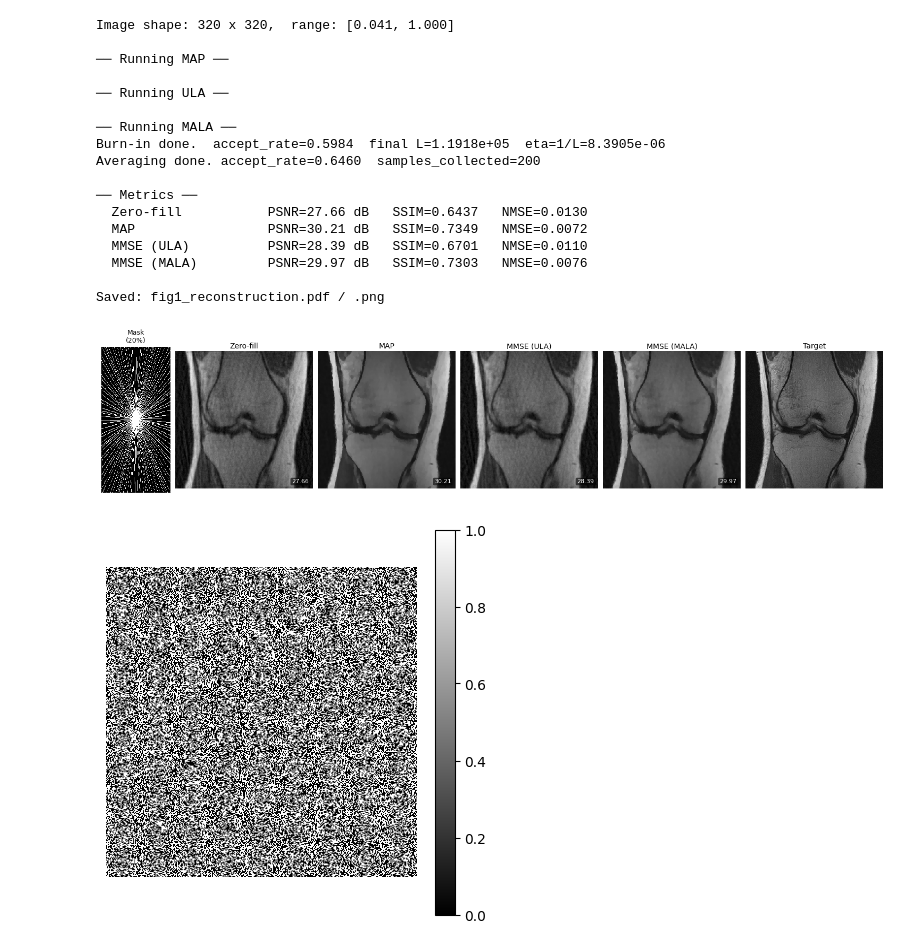
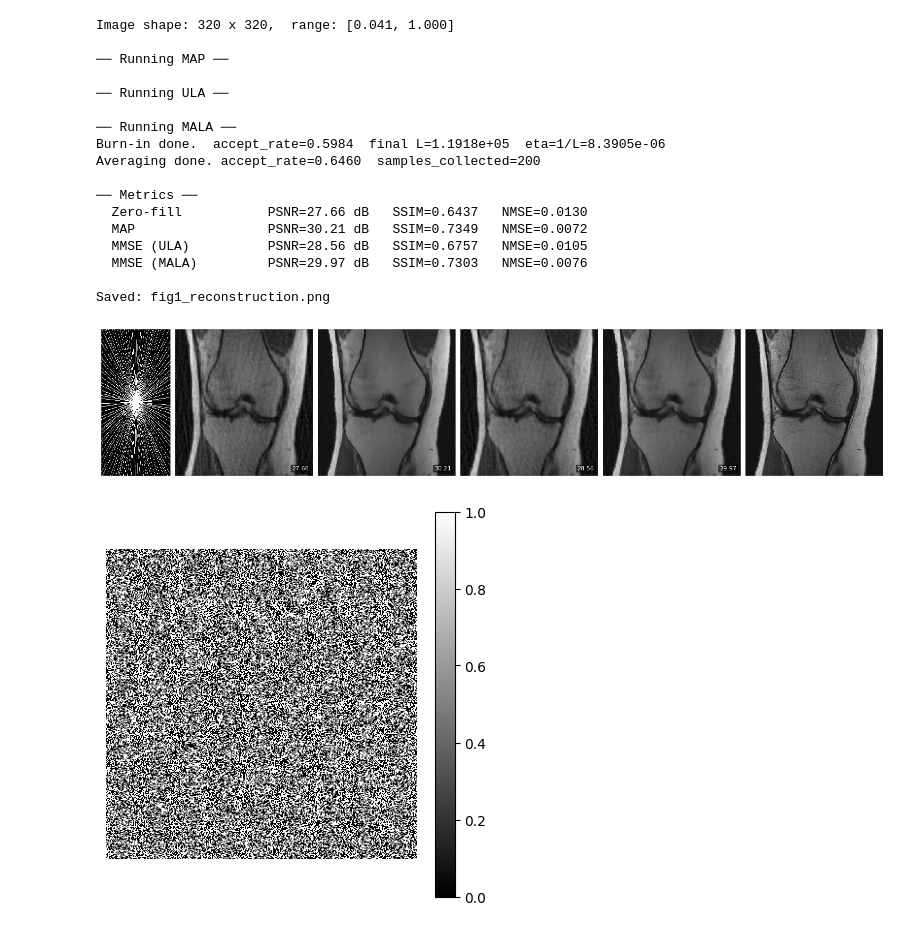
Before and after one commit to jkostaa/bachelor-thesis, a Jupyter notebook: notebooks/plots.ipynb, the cells around one changed output. Drawn from its saved outputs; the diff is of its cells as text; code cells hidden in the pictures.

Commit message:
recon combined

```diff
--- a/notebooks/plots.ipynb
+++ b/notebooks/plots.ipynb
@@ -26,7 +26,8 @@ from utilities.masks import (
     Gaussian1DColumnMask,
     Gaussian1DRowMask,
     VariableDensityMask,
-    RadialMask
+    RadialMask,
+    BernoulliMask
 )
 from utilities.metrics import ssim, nmse, psnr
 from MAP.map_tv_minimize import MAPEstimator
@@ -87,8 +88,8 @@ x_zf = np.abs(np.fft.ifft2(y, norm='ortho'))
 # 3.  SHARED HYPER-PARAMETERS  ← same for all three methods
 # ══════════════════════════════════════════════════════════════════════════════
 SIGMA   = sigma_noise          # must match the noise used above
-LAMBDA  = 15          # TV regularisation weight
-EPS     = 0.0044           # Huber threshold
+LAMBDA  = 15        # TV regularisation weight
+EPS     = 0.0044        # Huber threshold
 
 # ══════════════════════════════════════════════════════════════════════════════
 # 4.  MAP
@@ -115,7 +116,7 @@ ula_est = MMSEEstimatorULA(
     sigma=SIGMA,
     lambda_=LAMBDA,
     eps=EPS,
-    ula_step_size=1e-3,   # start small, increase if chain mixes poorly
+    ula_step_size=5e-4,   # start small, increase if chain mixes poorly
     burn_in=1000,          # discard first 1000 iterations
     thin=5,               # keep every 5th sample → reduces autocorrelation
     num_samples=200     # posterior samples used for the mean
@@ -194,20 +195,28 @@ fig.subplots_adjust(wspace=0.04, left=0.01, right=0.99, top=0.88, bottom=0.02)
 # Mask column — show 1-D column pattern as a strip
 axes[0].imshow(mask, cmap="gray", aspect="auto", interpolation="nearest")
 axes[0].axis("off")
-axes[0].set_title(f"Mask\n({100*mask.mean():.0f}%)", fontsize=9)
+#axes[0].set_title(f"Mask\n({100*mask.mean():.0f}%)", fontsize=9)
 
-show_image(axes[1], x_zf,        title="Zero-fill",   psnr_val=m_zf["psnr"])
-show_image(axes[2], x_map,        title="MAP",          psnr_val=m_map["psnr"])
-show_image(axes[3], x_mmse_ula,   title="MMSE (ULA)",   psnr_val=m_ula["psnr"])
-show_image(axes[4], x_mmse_mala,  title="MMSE (MALA)",  psnr_val=m_mala["psnr"])
-show_image(axes[5], target,  title="Target")
+# show_image(axes[1], x_zf,        title="Zero-fill",   psnr_val=m_zf["psnr"])
+# show_image(axes[2], x_map,        title="MAP",          psnr_val=m_map["psnr"])
+# show_image(axes[3], x_mmse_ula,   title="MMSE (ULA)",   psnr_val=m_ula["psnr"])
+# show_image(axes[4], x_mmse_mala,  title="MMSE (MALA)",  psnr_val=m_mala["psnr"])
+# show_image(axes[5], target,  title="Target")
 
+show_image(axes[1], x_zf,           psnr_val=m_zf["psnr"])
+show_image(axes[2], x_map,          psnr_val=m_map["psnr"])
+show_image(axes[3], x_mmse_ula,     psnr_val=m_ula["psnr"])
+show_image(axes[4], x_mmse_mala,    psnr_val=m_mala["psnr"])
+show_image(axes[5], target)
+
+for ax in axes:          # ← force uniform height across all columns
+    ax.set_aspect("auto")
 #fig.suptitle("MRI reconstruction comparison  (PSNR shown bottom-right)",
 #             fontsize=11, y=0.98)
 
-plt.savefig("fig1_reconstruction.pdf", bbox_inches="tight", dpi=200)
+#plt.savefig("fig1_reconstruction.pdf", bbox_inches="tight", dpi=200)
 plt.savefig("fig1_reconstruction.png", bbox_inches="tight", dpi=200)
-print("\nSaved: fig1_reconstruction.pdf / .png")
+print("\nSaved: fig1_reconstruction.png")
 
 # ══════════════════════════════════════════════════════════════════════════════
 # 10. FIGURE 2 — error maps  (|x_rec - x_true|) # not included
@@ -264,36 +273,36 @@ print("\nSaved: fig1_reconstruction.pdf / .png")
 # axes3[2].axhline(0.574, color="red", ls="--", lw=1, label="optimal (0.574)")
 # axes3[2].axvline(mala_est.burn_in, color="gray", ls="--", lw=1, label="burn-in")
 # axes3[2].set_ylim(0, 1)
 # axes3[2].set_xlabel("Iteration")
 # axes3[2].set_ylabel("Acceptance rate")
 # axes3[2].set_title(f"MALA acceptance  (rolling {window})")
 # axes3[2].legend(fontsize=8)
 
 # fig3.suptitle("Convergence diagnostics", fontsize=11, y=0.98)
 # plt.savefig("fig3_diagnostics.pdf", bbox_inches="tight", dpi=200)
 # plt.savefig("fig3_diagnostics.png", bbox_inches="tight", dpi=200)
 # print("Saved: fig3_diagnostics.pdf / .png")
 
 plt.show()
 # %% [output]
 Image shape: 320 x 320,  range: [0.041, 1.000]
 
 ── Running MAP ──
 
 ── Running ULA ──
 
 ── Running MALA ──
 Burn-in done.  accept_rate=0.5984  final L=1.1918e+05  eta=1/L=8.3905e-06
 Averaging done. accept_rate=0.6460  samples_collected=200
 
 ── Metrics ──
   Zero-fill           PSNR=27.66 dB   SSIM=0.6437   NMSE=0.0130
   MAP                 PSNR=30.21 dB   SSIM=0.7349   NMSE=0.0072
-  MMSE (ULA)          PSNR=28.39 dB   SSIM=0.6701   NMSE=0.0110
+  MMSE (ULA)          PSNR=28.56 dB   SSIM=0.6757   NMSE=0.0105
   MMSE (MALA)         PSNR=29.97 dB   SSIM=0.7303   NMSE=0.0076
 
-Saved: fig1_reconstruction.pdf / .png
+Saved: fig1_reconstruction.png
-[figure, old version]
+[figure, new version]
 # %%
 import h5py
 import numpy as np
```
Also changed, not shown: 5 other files.
